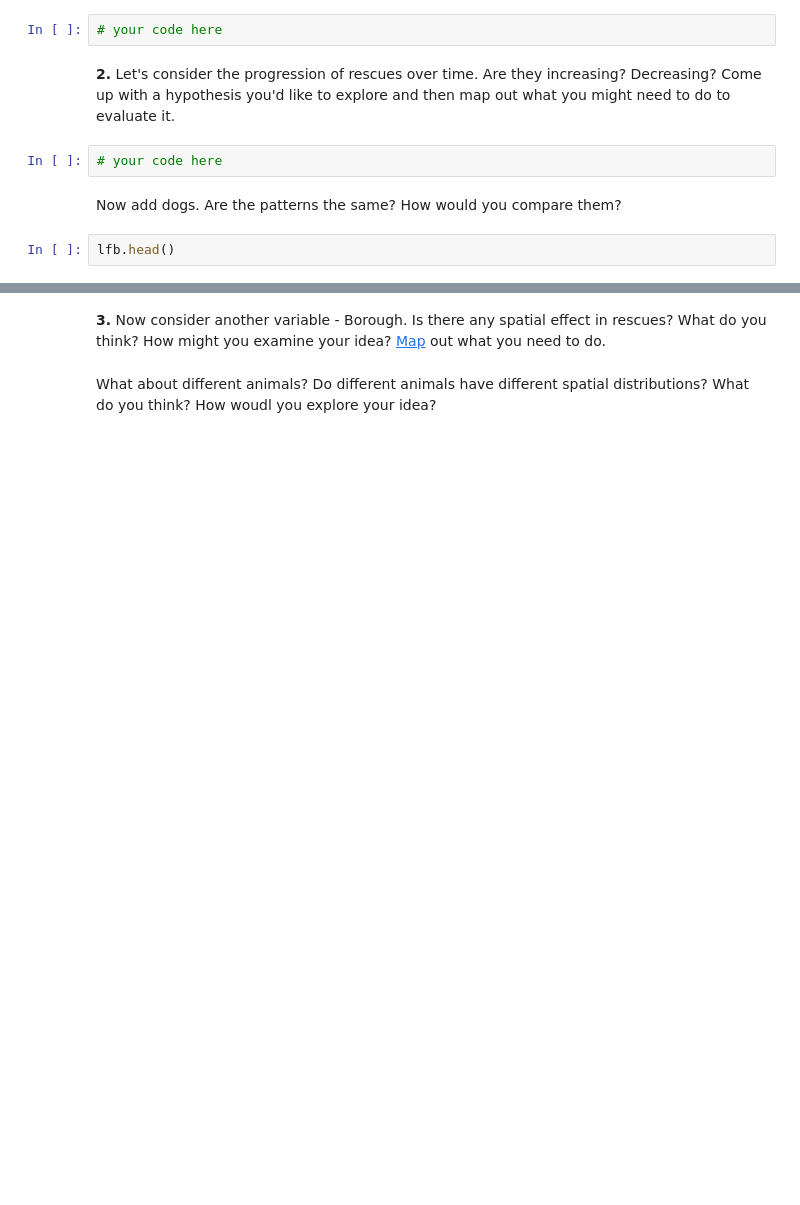
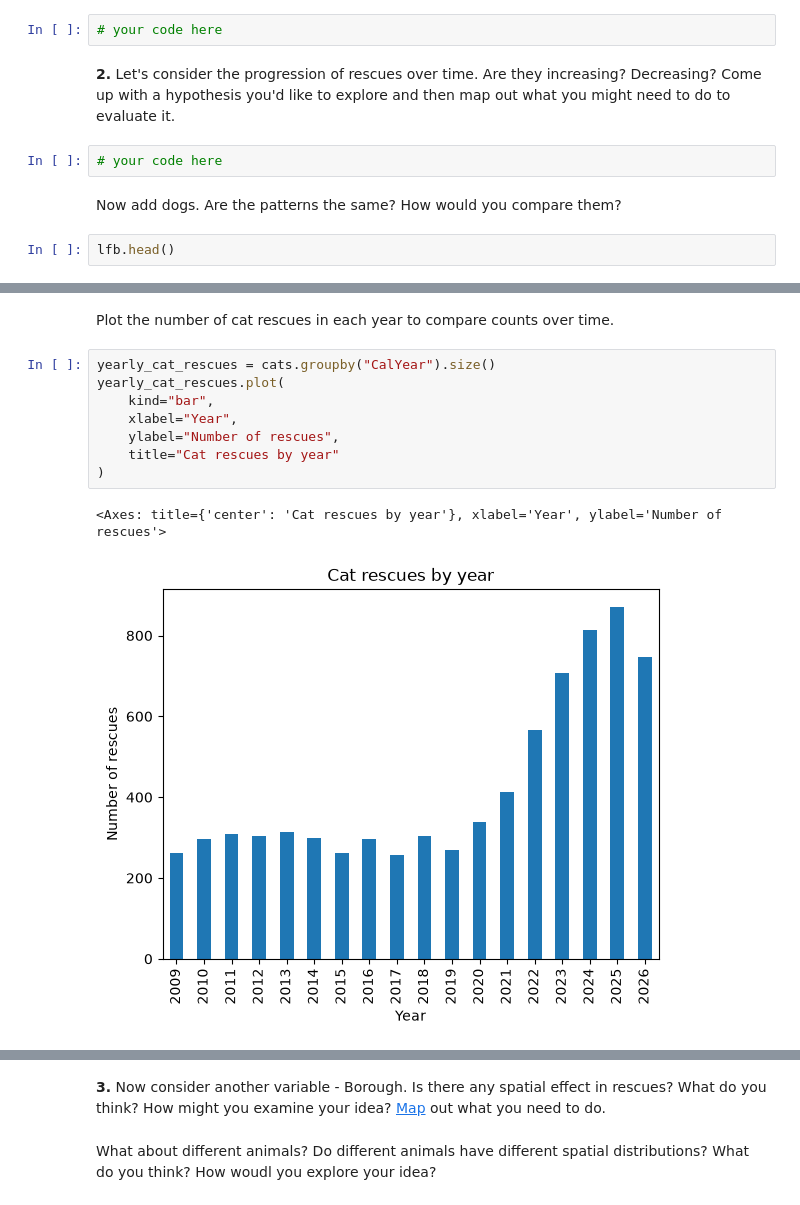
Before and after one commit to mikatravis/2026-Image-and-Sound, a Jupyter notebook: lessons/03_lecture/Classtime_3.ipynb, the cells around one changed output, grey strips where cells are left out. Drawn from its saved outputs; the diff is of its cells as text; blank space fills up the shorter version.

```diff
--- a/lessons/03_lecture/Classtime_3.ipynb
+++ b/lessons/03_lecture/Classtime_3.ipynb
@@ -112,0 +188,13 @@ cats.groupby("CalYear").size().reset_index(name="Rescues")
+# %% [markdown]
+Plot the number of cat rescues in each year to compare counts over time.
+# %%
+yearly_cat_rescues = cats.groupby("CalYear").size()
+yearly_cat_rescues.plot(
+    kind="bar",
+    xlabel="Year",
+    ylabel="Number of rescues",
+    title="Cat rescues by year"
+)
+# %% [output]
+<Axes: title={'center': 'Cat rescues by year'}, xlabel='Year', ylabel='Number of rescues'>
+[figure, added]
```
Also changed, not shown: parts of 13 cells of this notebook, 1 other file.
